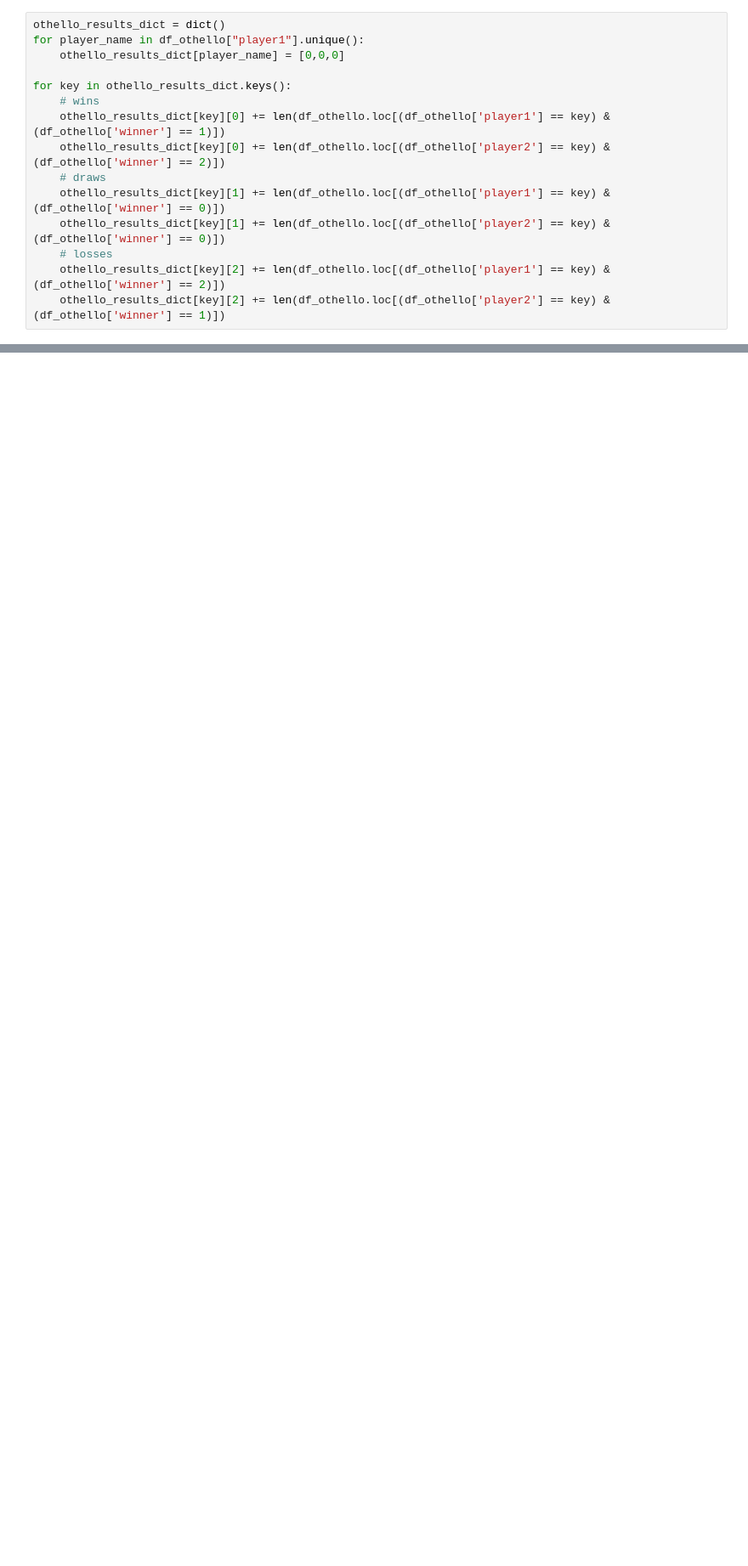
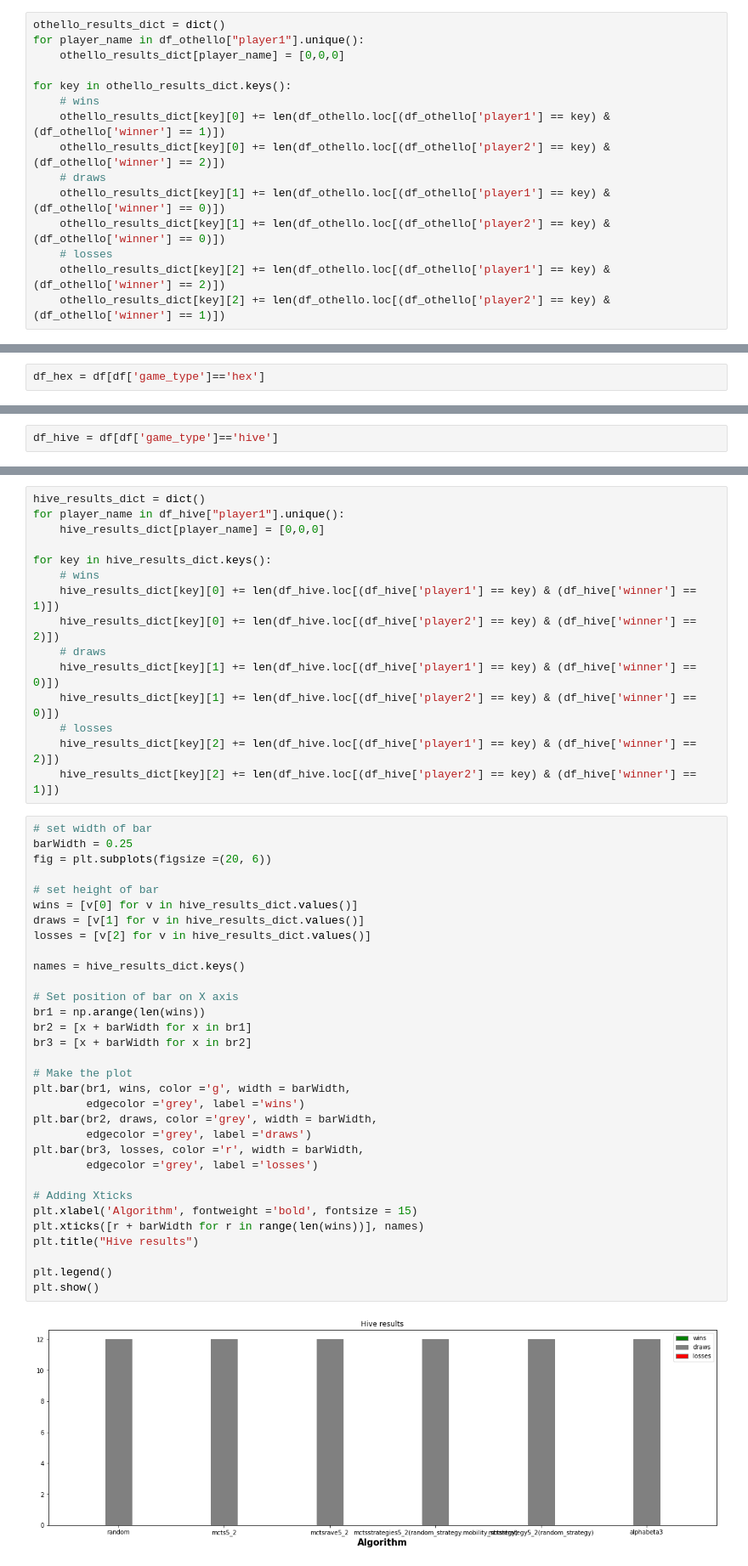
Before and after one commit to Walczi123/Enriching-the-Monte-Carlo-Tree-Search-Algorithm, a Jupyter notebook: results_processing/statistics_v2.ipynb, the cells around one changed output, grey strips where cells are left out. Shown at 85% size. Cells and saved outputs as stored; diff of their text form; blank space fills up the shorter version.

```diff
--- a/results_processing/statistics_v2.ipynb
+++ b/results_processing/statistics_v2.ipynb
@@ -84,0 +88,2 @@ plt.show()
+# %%
+df_hex = df[df['game_type']=='hex']
@@ -84,0 +153,2 @@ plt.show()
+# %%
+df_hive = df[df['game_type']=='hive']
@@ -84,0 +167,49 @@ plt.show()
+# %%
+hive_results_dict = dict()
+for player_name in df_hive["player1"].unique():
+    hive_results_dict[player_name] = [0,0,0]
+
+for key in hive_results_dict.keys():
+    # wins
+    hive_results_dict[key][0] += len(df_hive.loc[(df_hive['player1'] == key) & (df_hive['winner'] == 1)])
+    hive_results_dict[key][0] += len(df_hive.loc[(df_hive['player2'] == key) & (df_hive['winner'] == 2)])
+    # draws
+    hive_results_dict[key][1] += len(df_hive.loc[(df_hive['player1'] == key) & (df_hive['winner'] == 0)])
+    hive_results_dict[key][1] += len(df_hive.loc[(df_hive['player2'] == key) & (df_hive['winner'] == 0)])
+    # losses
+    hive_results_dict[key][2] += len(df_hive.loc[(df_hive['player1'] == key) & (df_hive['winner'] == 2)])
+    hive_results_dict[key][2] += len(df_hive.loc[(df_hive['player2'] == key) & (df_hive['winner'] == 1)])
+# %%
+# set width of bar
+barWidth = 0.25
+fig = plt.subplots(figsize =(20, 6))
+
+# set height of bar
+wins = [v[0] for v in hive_results_dict.values()]
+draws = [v[1] for v in hive_results_dict.values()]
+losses = [v[2] for v in hive_results_dict.values()]
+
+names = hive_results_dict.keys()
+
+# Set position of bar on X axis
+br1 = np.arange(len(wins))
+br2 = [x + barWidth for x in br1]
+br3 = [x + barWidth for x in br2]
+
+# Make the plot
+plt.bar(br1, wins, color ='g', width = barWidth,
+        edgecolor ='grey', label ='wins')
+plt.bar(br2, draws, color ='grey', width = barWidth,
+        edgecolor ='grey', label ='draws')
+plt.bar(br3, losses, color ='r', width = barWidth,
+        edgecolor ='grey', label ='losses')
+
+# Adding Xticks
+plt.xlabel('Algorithm', fontweight ='bold', fontsize = 15)
+plt.xticks([r + barWidth for r in range(len(wins))], names)
+plt.title("Hive results")
+
+plt.legend()
+plt.show()
+# %% [output]
+[figure, added]
```
Also changed, not shown: parts of 12 cells of this notebook, 10 other files.
